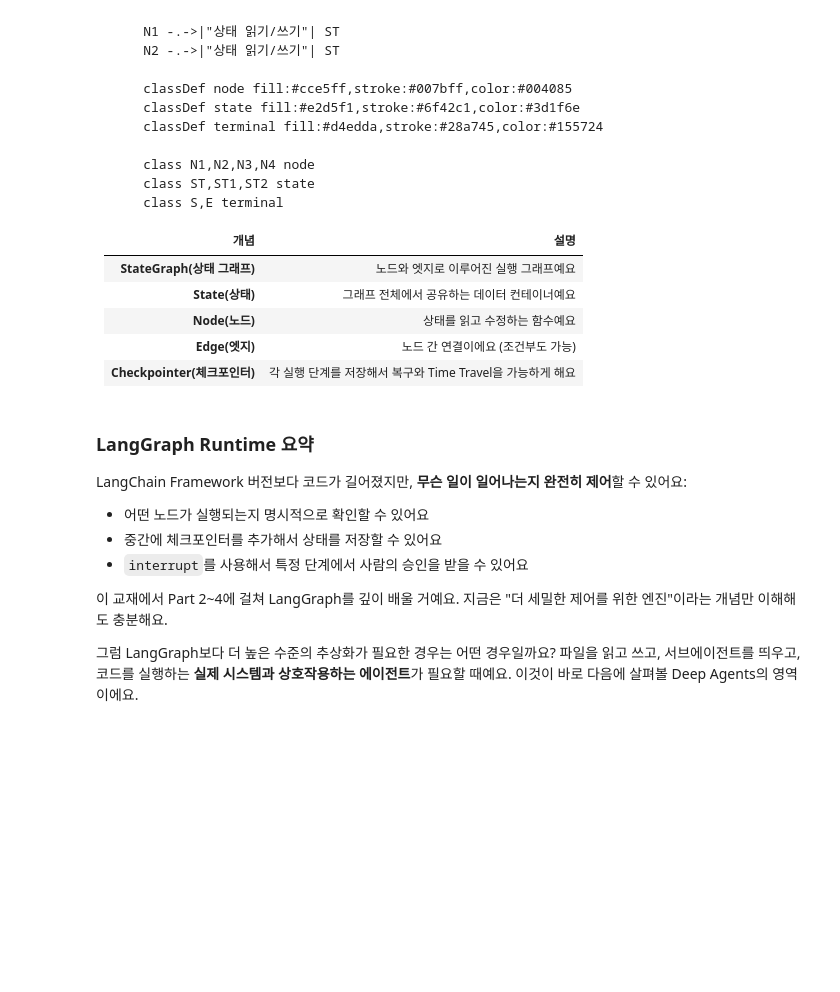
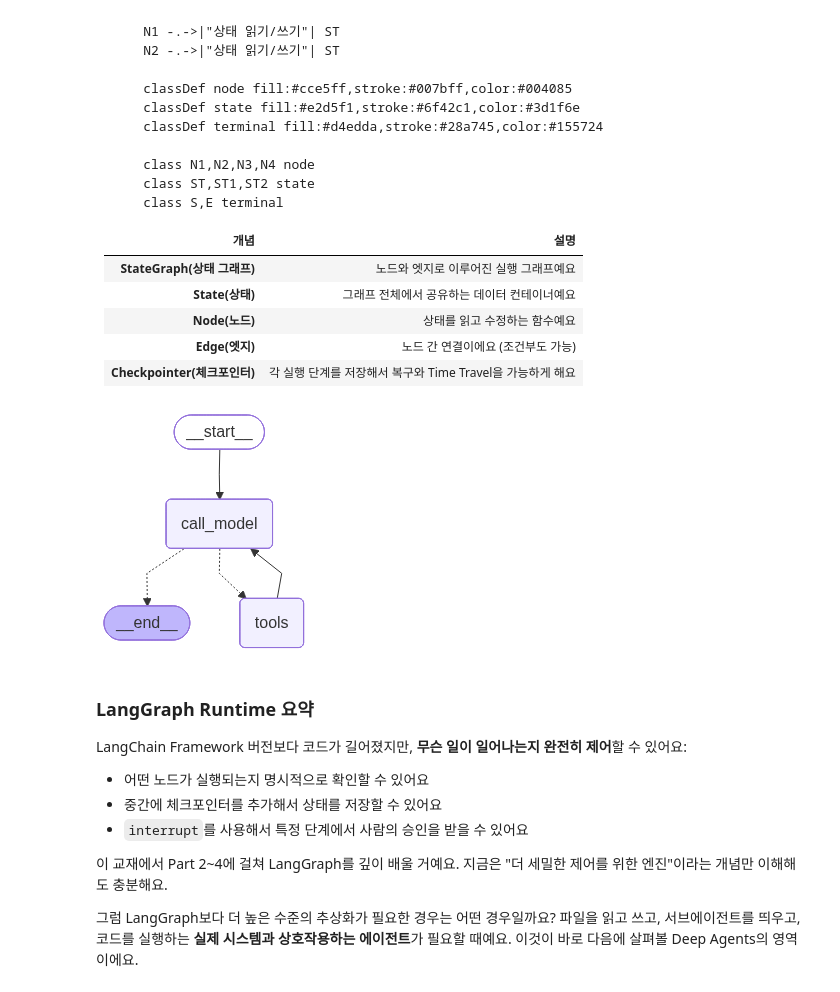
Before and after one commit to elixirevo/hk-langgraph-lecture, a Jupyter notebook: 01_LangGraph/01_Introduction/02-Product-Hierarchy.ipynb, the cells around one changed output. Drawn from its saved outputs; the diff is of its cells as text; code cells hidden in the pictures; blank space fills up the shorter version.

```diff
--- a/01_LangGraph/01_Introduction/02-Product-Hierarchy.ipynb
+++ b/01_LangGraph/01_Introduction/02-Product-Hierarchy.ipynb
@@ -208,15 +251,41 @@ flowchart LR
 # %%
 from typing import Annotated
 from typing_extensions import TypedDict
 from langgraph.graph import StateGraph, START, END
 from langgraph.graph.message import add_messages
 from langgraph.prebuilt import ToolNode, tools_condition
 
-model_with_tools = init_chat_model("openai:gpt-4o-mini").bind_tools(tools)
+# model_with_tools = init_chat_model("openai:gpt-4o-mini").bind_tools(tools)
 
 # TODO: 이 셀의 핵심 구현 코드를 수업 시간에 직접 작성하세요.
 # 목표: 계층 2: LangGraph Runtime으로 날씨 에이전트 구현
 # 위 마크다운 설명과 힌트를 참고해 필요한 타입, 함수, 그래프 구성, 실행 코드를 완성하세요.
+
+class WeatherState(TypedDict):
+    messages: Annotated[list, add_messages]
+
+tools = [get_weather]
+model_with_tools = init_chat_model("openai:gpt-4o-mini").bind_tools(tools)
+
+def call_model(state: WeatherState) -> dict:
+    res = model_with_tools.invoke(state["messages"])
+    return {"messages": [res]}
+
+
+workflow = StateGraph(WeatherState)
+
+workflow.add_node("call_model", call_model)
+workflow.add_node("tools", ToolNode(tools))
+
+workflow.add_edge(START, "call_model")
+workflow.add_conditional_edges("call_model", tools_condition)
+
+workflow.add_edge("tools", "call_model")
+
+langgraph_agent = workflow.compile()
+langgraph_agent
+# %% [output]
+[figure, added]
 # %%
 from langchain.messages import HumanMessage
 from IPython.display import Image, display
```
Also changed, not shown: parts of 5 cells of this notebook, 6 other files.
